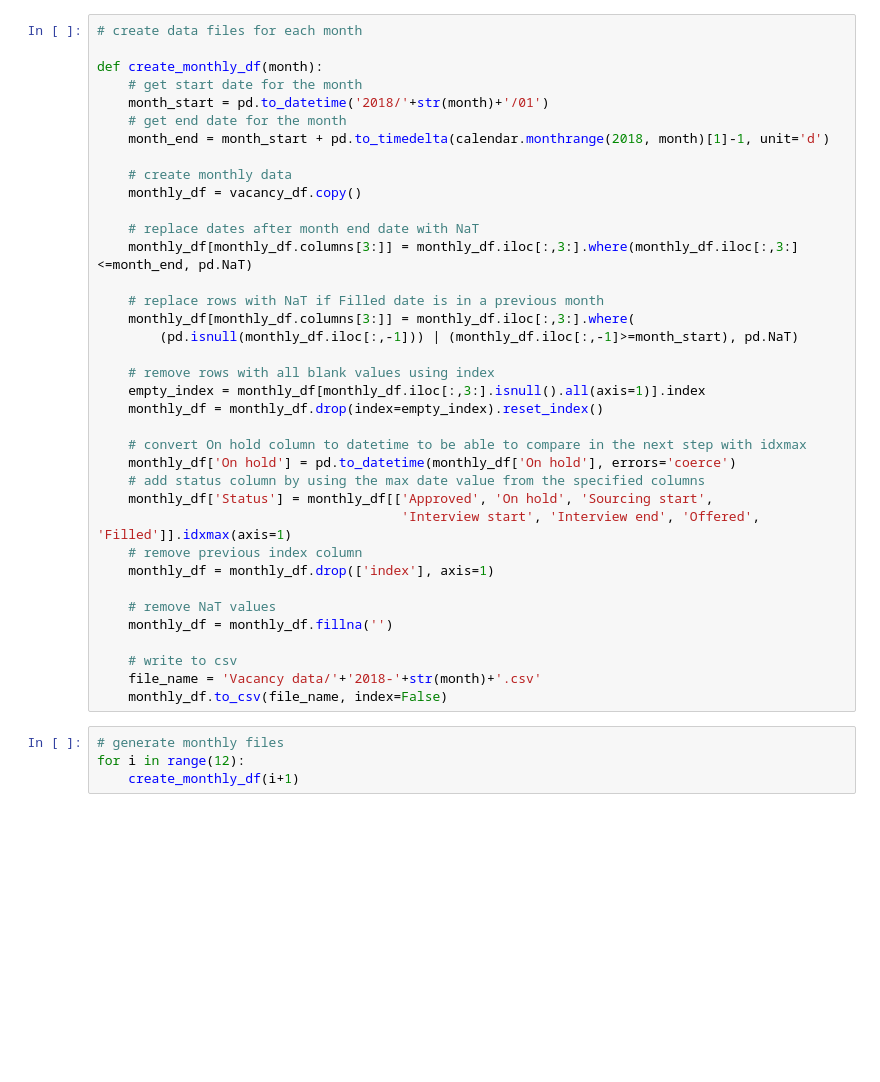
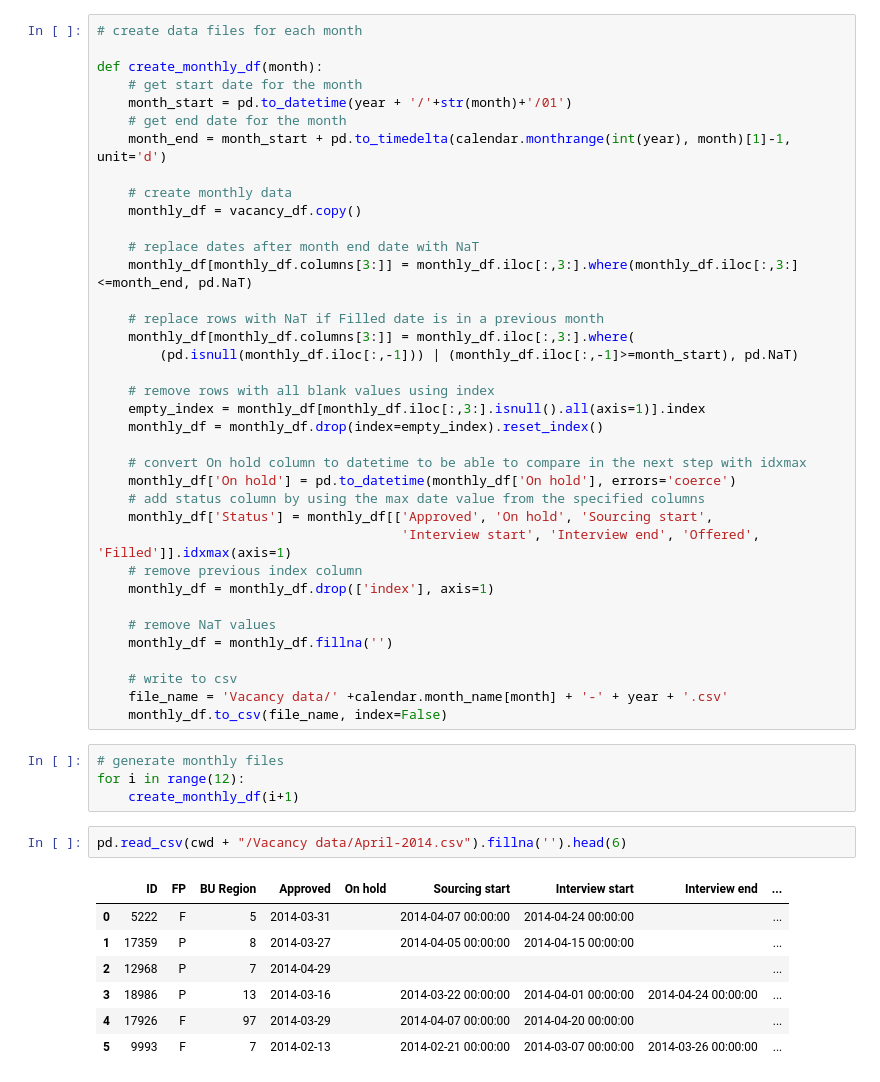
Before and after one commit to MalshaL/HR-data-visualisation, a Jupyter notebook: Vacancy_data_gen.ipynb, the cells around one changed output. Cells and saved outputs as stored; diff of their text form; blank space fills up the shorter version.

```diff
--- a/Vacancy_data_gen.ipynb
+++ b/Vacancy_data_gen.ipynb
@@ -70,9 +114,9 @@ vacancy_df
 
 def create_monthly_df(month):
     # get start date for the month
-    month_start = pd.to_datetime('2018/'+str(month)+'/01')
+    month_start = pd.to_datetime(year + '/'+str(month)+'/01')
     # get end date for the month
-    month_end = month_start + pd.to_timedelta(calendar.monthrange(2018, month)[1]-1, unit='d')
+    month_end = month_start + pd.to_timedelta(calendar.monthrange(int(year), month)[1]-1, unit='d')
 
     # create monthly data
     monthly_df = vacancy_df.copy()
@@ -100,9 +144,19 @@ def create_monthly_df(month):
     monthly_df = monthly_df.fillna('')
 
     # write to csv
-    file_name = 'Vacancy data/'+'2018-'+str(month)+'.csv'
+    file_name = 'Vacancy data/' +calendar.month_name[month] + '-' + year + '.csv'
     monthly_df.to_csv(file_name, index=False)
 # %%
 # generate monthly files
 for i in range(12):
     create_monthly_df(i+1)
+# %%
+pd.read_csv(cwd + "/Vacancy data/April-2014.csv").fillna('').head(6)
+# %% [output]
+|  | ID | FP | BU Region | Approved | On hold | Sourcing start | Interview start | Interview end | ... |
+| 0 | 5222 | F | 5 | 2014-03-31 |  | 2014-04-07 00:00:00 | 2014-04-24 00:00:00 |  | ... |
+| 1 | 17359 | P | 8 | 2014-03-27 |  | 2014-04-05 00:00:00 | 2014-04-15 00:00:00 |  | ... |
+| 2 | 12968 | P | 7 | 2014-04-29 |  |  |  |  | ... |
+| 3 | 18986 | P | 13 | 2014-03-16 |  | 2014-03-22 00:00:00 | 2014-04-01 00:00:00 | 2014-04-24 00:00:00 | ... |
+| 4 | 17926 | F | 97 | 2014-03-29 |  | 2014-04-07 00:00:00 | 2014-04-20 00:00:00 |  | ... |
+| 5 | 9993 | F | 7 | 2014-02-13 |  | 2014-02-21 00:00:00 | 2014-03-07 00:00:00 | 2014-03-26 00:00:00 | ... |
```
Also changed, not shown: parts of 6 cells of this notebook.
